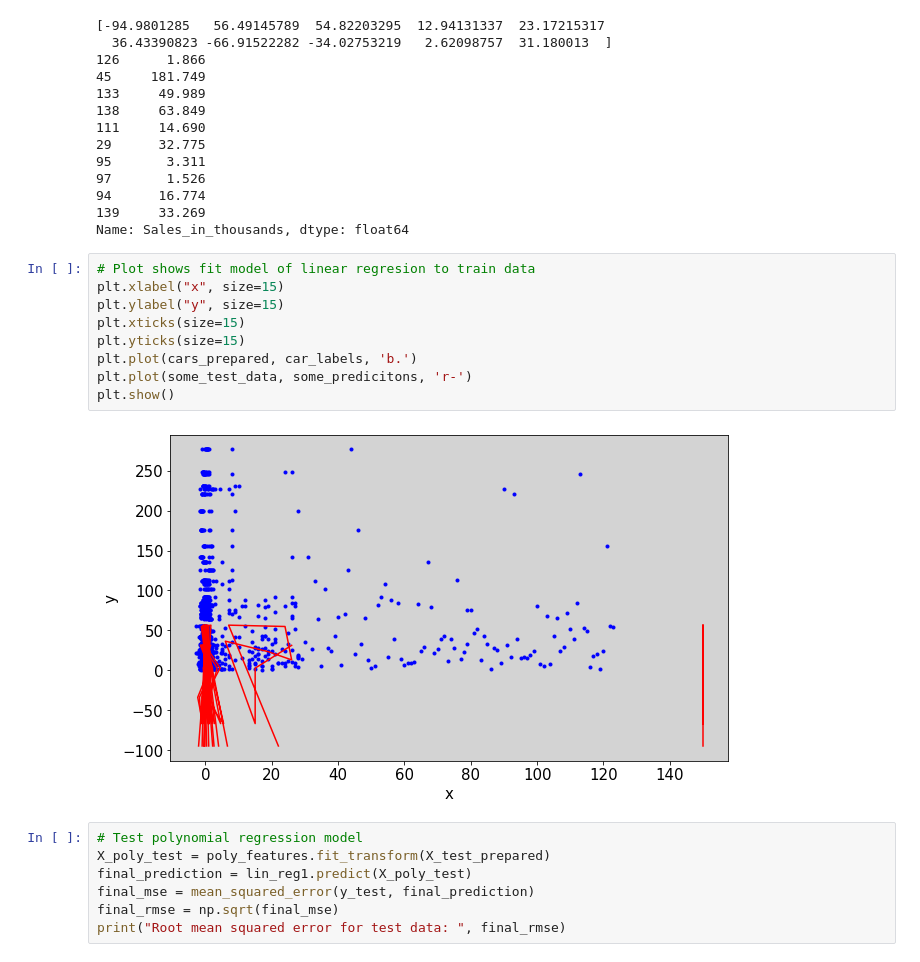
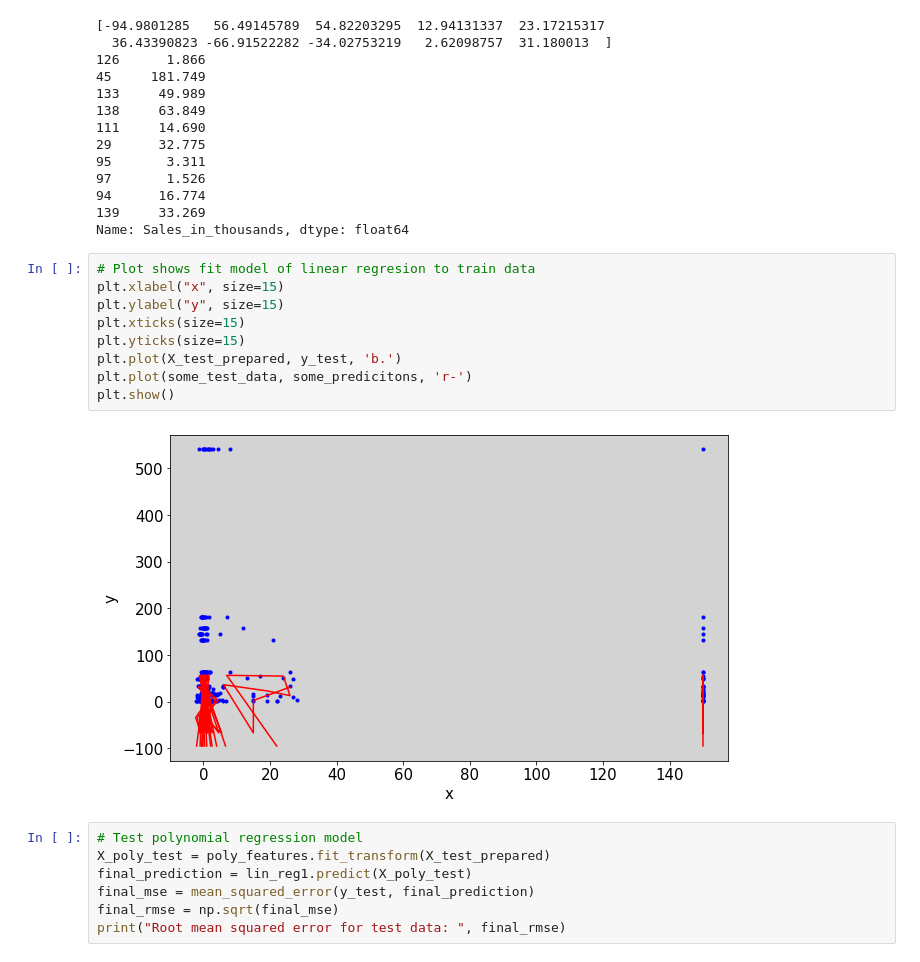
Before and after one commit to KacperUrban/Predict-car-sales, a Jupyter notebook: Car_predict.ipynb, the cells around one changed output. Drawn from its saved outputs; the diff is of its cells as text.

```diff
--- a/Car_predict.ipynb
+++ b/Car_predict.ipynb
@@ -401,14 +401,14 @@ Name: Sales_in_thousands, dtype: float64
 # %%
 # Plot shows fit model of linear regresion to train data
 plt.xlabel("x", size=15)
 plt.ylabel("y", size=15)
 plt.xticks(size=15)
 plt.yticks(size=15)
-plt.plot(cars_prepared, car_labels, 'b.')
+plt.plot(X_test_prepared, y_test, 'b.')
 plt.plot(some_test_data, some_predicitons, 'r-')
 plt.show()
 # %% [output]
-[figure, old version]
+[figure, new version]
 # %%
 # Test polynomial regression model
 X_poly_test = poly_features.fit_transform(X_test_prepared)
```
Also changed, not shown: parts of 4 cells of this notebook.
